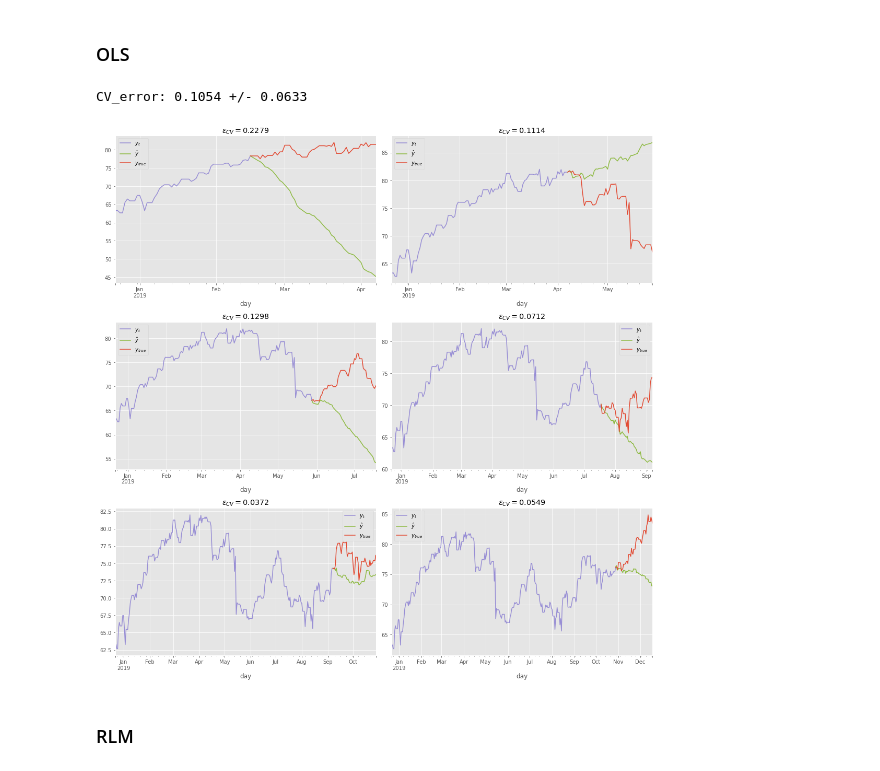
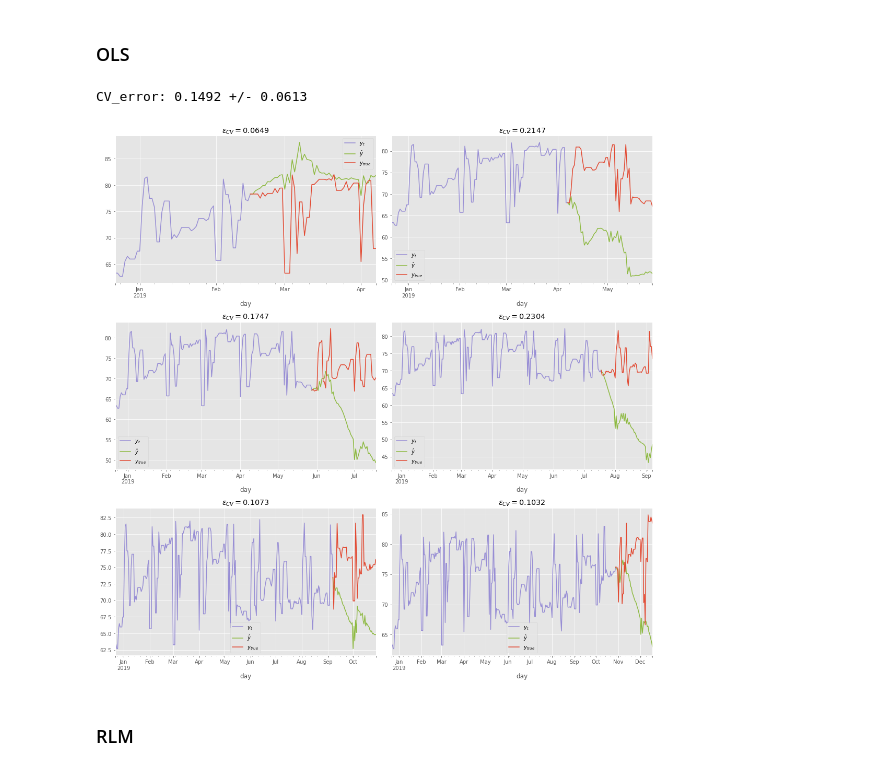
Before and after one commit to a4shubert/statslib, a Jupyter notebook: jupyter/Statslib_Demo.ipynb, the cells around one changed output. Drawn from its saved outputs; the diff is of its cells as text; code cells hidden in the pictures.

```diff
--- a/jupyter/Statslib_Demo.ipynb
+++ b/jupyter/Statslib_Demo.ipynb
@@ -29,9 +32,9 @@ warnings.filterwarnings("ignore")
 # %% [markdown]
 # Data Sets
 # %%
-y = stb.datasets.y
+y = stb.datasets.stocks.df.A
 # %%
-X = stb.datasets.X
+X = stb.datasets.stocks.df.drop('A', axis=1)
 # %% [markdown]
 # Design Matrix
 # %% [markdown]
@@ -327,14 +320,14 @@ CV_error: 0.0843 +/- 0.0543
 # %%
 gc = stb.GeneralCalibrator(sm.OLS, dict())
 nDM = deepcopy(DM)
-nm = ['const', 'g1', 'g4']
+nm = ['const','g3', 'g4', 'g5']
 nDM.gX = nDM.gX[nm]
 gm = stb.GeneralModel(gc, nDM)
 cv = stb.CrossValidation(gm, splits, metric)
 cv_m, cv_std = cv.run()
 # %% [output]
-CV_error: 0.1054 +/- 0.0633
+CV_error: 0.1492 +/- 0.0613
-[figure, old version]
+[figure, new version]
 # %% [markdown]
 ### RLM
 # %%
```
Also changed, not shown: parts of 17 cells of this notebook, 9 other files.
